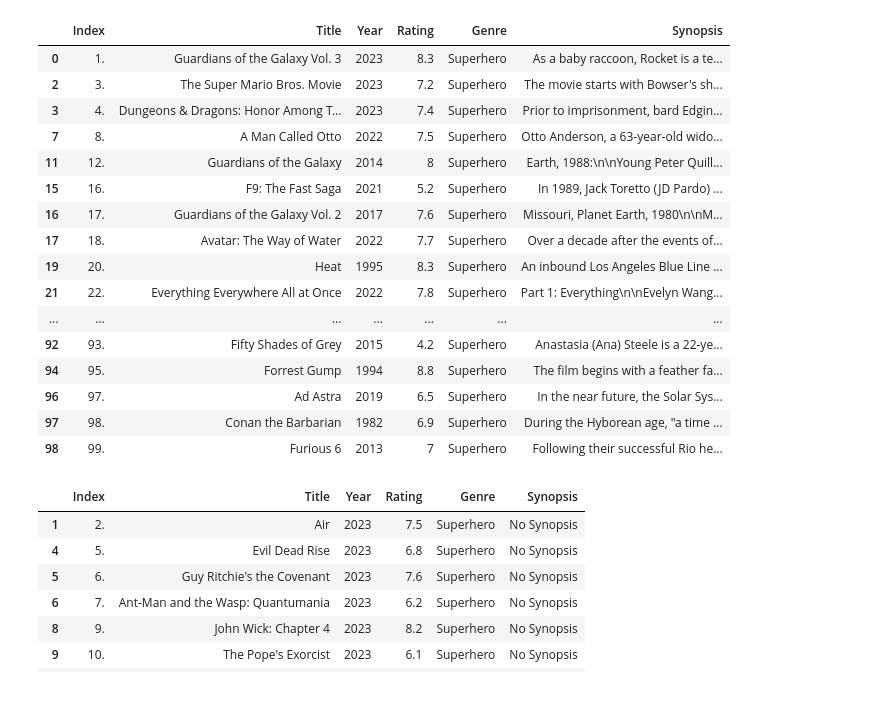
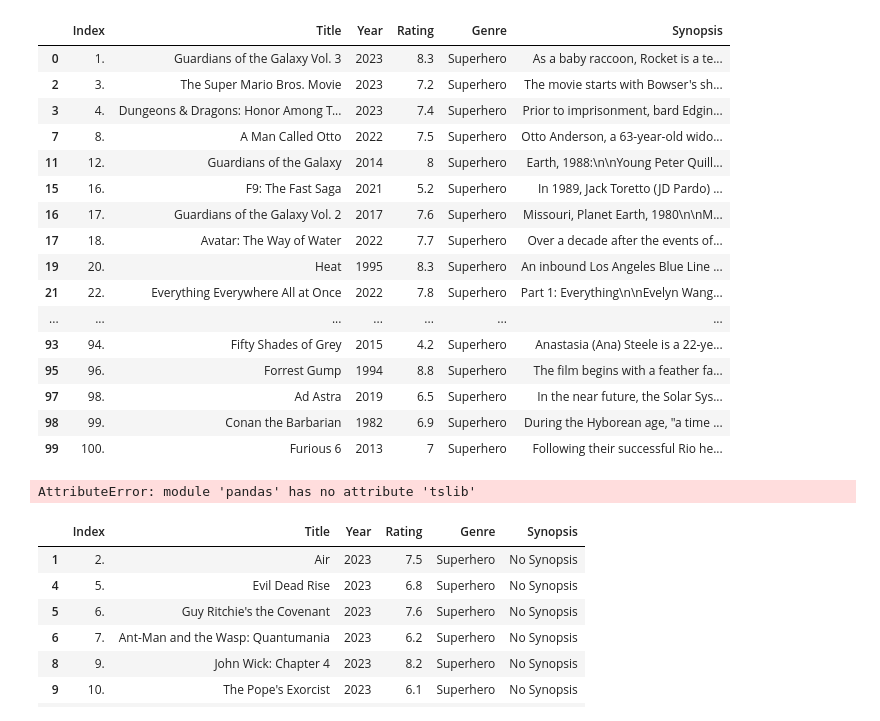
Before and after one commit to krisdev-h/sdsw-ucsb-IMDB-Family-and-Movie-Rating-Relationship-Project, a Jupyter notebook: Text_Search_Superhero.ipynb, the cells around one changed output. Cells and saved outputs as stored; diff of their text form; code cells hidden in the pictures.

```diff
--- a/Text_Search_Superhero.ipynb
+++ b/Text_Search_Superhero.ipynb
@@ -171,39 +171,48 @@ def non_family_movies(synopsis_list):
     non_match_index = [index for index in all_indices if index not in match_index_list]
 
     return non_match_index
 
 # Call synopses function to put all synopses into list
 synopses("https://www.imdb.com/search/title/?title_type=feature&num_votes=25000,&genres=superhero&view=simple")
 synopses("https://www.imdb.com/search/title/?title_type=feature&num_votes=25000,&view=simple&start=51&ref_=adv_nxt")
 
 # Create Data Frame for Movie information
 df_superhero_1 = pd.DataFrame(movie_table("https://www.imdb.com/search/title/?title_type=feature&num_votes=25000,&genres=superhero&view=simple"),
                             columns=['Index', 'Title', 'Year', 'Rating'])
 df_superhero_2 = pd.DataFrame(movie_table("https://www.imdb.com/search/title/?title_type=feature&num_votes=25000,&view=simple&start=51&ref_=adv_nxt"),
                             columns=['Index', 'Title', 'Year', 'Rating'])
 df_superhero = pd.concat([df_superhero_1, df_superhero_2], ignore_index=True).assign(Genre='Superhero', Synopsis=synopsis_list)
 
 # Output information of movies that contain family keywords
 pd.set_option('display.max_rows', None)
-df_superhero.iloc[text_search(synopsis_list)]
+full_superhero = df_superhero.iloc[text_search(synopsis_list)]
+full_superhero
 # %% [output]
 |  | Index | Title | Year | Rating | Genre | Synopsis |
 | 0 | 1. | Guardians of the Galaxy Vol. 3 | 2023 | 8.3 | Superhero | As a baby raccoon, Rocket is a te... |
 | 2 | 3. | The Super Mario Bros. Movie | 2023 | 7.2 | Superhero | The movie starts with Bowser's sh... |
 | 3 | 4. | Dungeons & Dragons: Honor Among T... | 2023 | 7.4 | Superhero | Prior to imprisonment, bard Edgin... |
 | 7 | 8. | A Man Called Otto | 2022 | 7.5 | Superhero | Otto Anderson, a 63-year-old wido... |
 | 11 | 12. | Guardians of the Galaxy | 2014 | 8 | Superhero | Earth, 1988:\n\nYoung Peter Quill... |
 | 15 | 16. | F9: The Fast Saga | 2021 | 5.2 | Superhero | In 1989, Jack Toretto (JD Pardo) ... |
 | 16 | 17. | Guardians of the Galaxy Vol. 2 | 2017 | 7.6 | Superhero | Missouri, Planet Earth, 1980\n\nM... |
 | 17 | 18. | Avatar: The Way of Water | 2022 | 7.7 | Superhero | Over a decade after the events of... |
 | 19 | 20. | Heat | 1995 | 8.3 | Superhero | An inbound Los Angeles Blue Line ... |
 | 21 | 22. | Everything Everywhere All at Once | 2022 | 7.8 | Superhero | Part 1: Everything\n\nEvelyn Wang... |
 | ... | ... | ... | ... | ... | ... | ... |
-| 92 | 93. | Fifty Shades of Grey | 2015 | 4.2 | Superhero | Anastasia (Ana) Steele is a 22-ye... |
-| 94 | 95. | Forrest Gump | 1994 | 8.8 | Superhero | The film begins with a feather fa... |
-| 96 | 97. | Ad Astra | 2019 | 6.5 | Superhero | In the near future, the Solar Sys... |
-| 97 | 98. | Conan the Barbarian | 1982 | 6.9 | Superhero | During the Hyborean age, "a time ... |
-| 98 | 99. | Furious 6 | 2013 | 7 | Superhero | Following their successful Rio he... |
+| 93 | 94. | Fifty Shades of Grey | 2015 | 4.2 | Superhero | Anastasia (Ana) Steele is a 22-ye... |
+| 95 | 96. | Forrest Gump | 1994 | 8.8 | Superhero | The film begins with a feather fa... |
+| 97 | 98. | Ad Astra | 2019 | 6.5 | Superhero | In the near future, the Solar Sys... |
+| 98 | 99. | Conan the Barbarian | 1982 | 6.9 | Superhero | During the Hyborean age, "a time ... |
+| 99 | 100. | Furious 6 | 2013 | 7 | Superhero | Following their successful Rio he... |
+# %%
+#Analysis of animation
+isinstance(full_superhero, pd.DataFrame)
+import ggplot
+
+ggplot(full_superhero, aes(x = Year, y = Rating)) + geom_point() + labs(x = "Chronological Year", y = "Rating") + ggtitle("Movie Ratings by Chronological Year") + theme_minimal()
+# %% [output]
+AttributeError: module 'pandas' has no attribute 'tslib'
 # %%
 non_family = df_superhero.iloc[non_family_movies(synopsis_list)]; non_family
 # %% [output]
```
Also changed, not shown: 2 other files.
